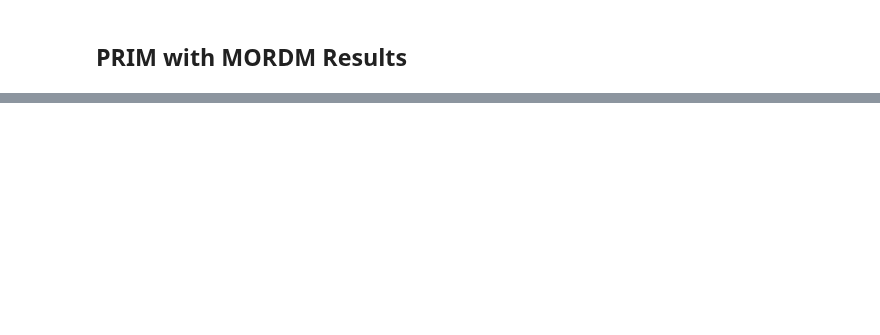
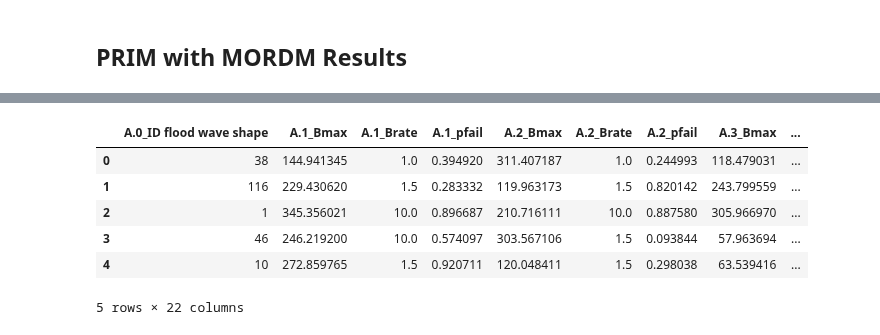
Before and after one commit to daniela1998/MBDM-Group-1, a Jupyter notebook: MORDM PRIM.ipynb, the cells around one changed output, grey strips where cells are left out. Saved outputs shown, nothing was run; the diff lists cells and outputs as text; code cells hidden in the pictures; blank space fills up the shorter version.

```diff
--- a/MORDM PRIM.ipynb
+++ b/MORDM PRIM.ipynb
@@ -49 +62,17 @@ experiments.to_csv('data/Results_Candidate_Solutions_experiments.csv')
+# %%
+cleaned_experiments = experiments.drop(
+    columns=experiments.columns[
+        experiments.columns.str.contains('Unnamed: 0|DikeIncrease|EWS_DaysToThreat|RfR')
+    ]
+)
+
+cleaned_experiments.head()
+# %% [output]
+|  | A.0_ID flood wave shape | A.1_Bmax | A.1_Brate | A.1_pfail | A.2_Bmax | A.2_Brate | A.2_pfail | A.3_Bmax | ... |
+| 0 | 38 | 144.941345 | 1.0 | 0.394920 | 311.407187 | 1.0 | 0.244993 | 118.479031 | ... |
+| 1 | 116 | 229.430620 | 1.5 | 0.283332 | 119.963173 | 1.5 | 0.820142 | 243.799559 | ... |
+| 2 | 1 | 345.356021 | 10.0 | 0.896687 | 210.716111 | 10.0 | 0.887580 | 305.966970 | ... |
+| 3 | 46 | 246.219200 | 10.0 | 0.574097 | 303.567106 | 1.5 | 0.093844 | 57.963694 | ... |
+| 4 | 10 | 272.859765 | 1.5 | 0.920711 | 120.048411 | 1.5 | 0.298038 | 63.539416 | ... |
+5 rows × 22 columns
 # %%
```
Also changed, not shown: parts of 8 cells of this notebook.
